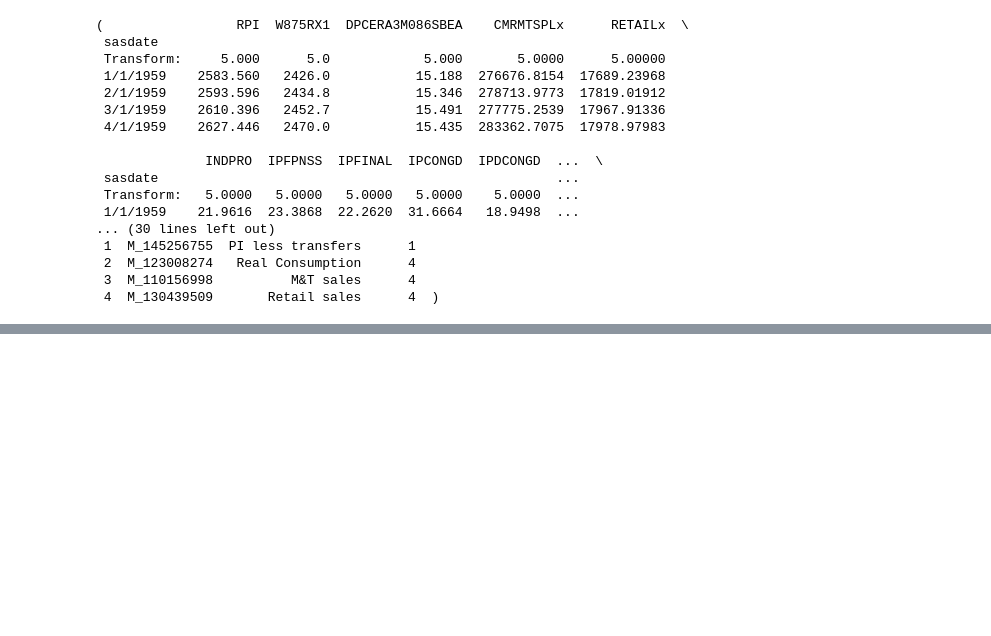
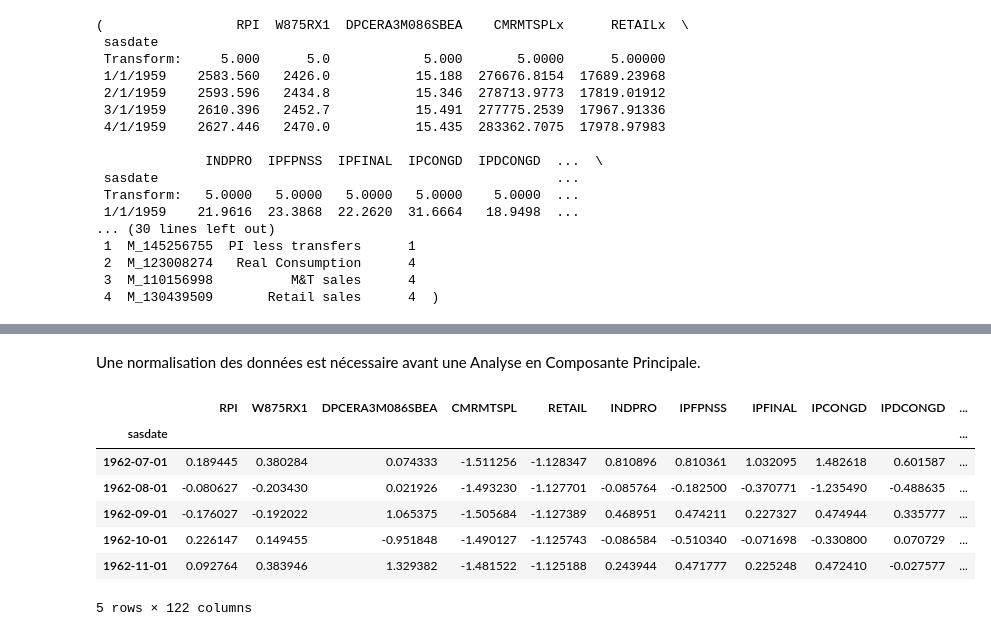
Before and after one commit to lxsd111/ML_PM, a Jupyter notebook: nbs/main.ipynb, the cells around one changed output, grey strips where cells are left out. Drawn from its saved outputs; the diff is of its cells as text; code cells hidden in the pictures; blank space fills up the shorter version.

```diff
--- a/nbs/main.ipynb
+++ b/nbs/main.ipynb
@@ -256,0 +260,10 @@ df_transformed.head()
+# %%
+# 2) Coupe du dataset
+df_transformed = df_transformed.loc[df_transformed.index >= "1962-07-01"]
+
+# Vérification des NaN
+print("\nValeurs manquantes par colonne :")
+missing = df_transformed.isna().sum()
+display(missing[missing > 0])
+
+print(df_transformed.info())
@@ -256,0 +290,22 @@ df_transformed.head()
+# %% [markdown]
+Une normalisation des données est nécessaire avant une Analyse en Composante Principale.
+# %%
+
+# Standardisation (z-score)
+scaler = StandardScaler()
+df_std = pd.DataFrame(
+    scaler.fit_transform(df_transformed),
+    index=df_transformed.index,
+    columns=df_transformed.columns
+)
+
+df_std.head()
+# %% [output]
+|  | RPI | W875RX1 | DPCERA3M086SBEA | CMRMTSPL | RETAIL | INDPRO | IPFPNSS | IPFINAL | IPCONGD | IPDCONGD | ... |
+| sasdate |  |  |  |  |  |  |  |  |  |  | ... |
+| 1962-07-01 | 0.189445 | 0.380284 | 0.074333 | -1.511256 | -1.128347 | 0.810896 | 0.810361 | 1.032095 | 1.482618 | 0.601587 | ... |
+| 1962-08-01 | -0.080627 | -0.203430 | 0.021926 | -1.493230 | -1.127701 | -0.085764 | -0.182500 | -0.370771 | -1.235490 | -0.488635 | ... |
+| 1962-09-01 | -0.176027 | -0.192022 | 1.065375 | -1.505684 | -1.127389 | 0.468951 | 0.474211 | 0.227327 | 0.474944 | 0.335777 | ... |
+| 1962-10-01 | 0.226147 | 0.149455 | -0.951848 | -1.490127 | -1.125743 | -0.086584 | -0.510340 | -0.071698 | -0.330800 | 0.070729 | ... |
+| 1962-11-01 | 0.092764 | 0.383946 | 1.329382 | -1.481522 | -1.125188 | 0.243944 | 0.471777 | 0.225248 | 0.472410 | -0.027577 | ... |
+5 rows × 122 columns
```
Also changed, not shown: parts of 10 cells of this notebook.
